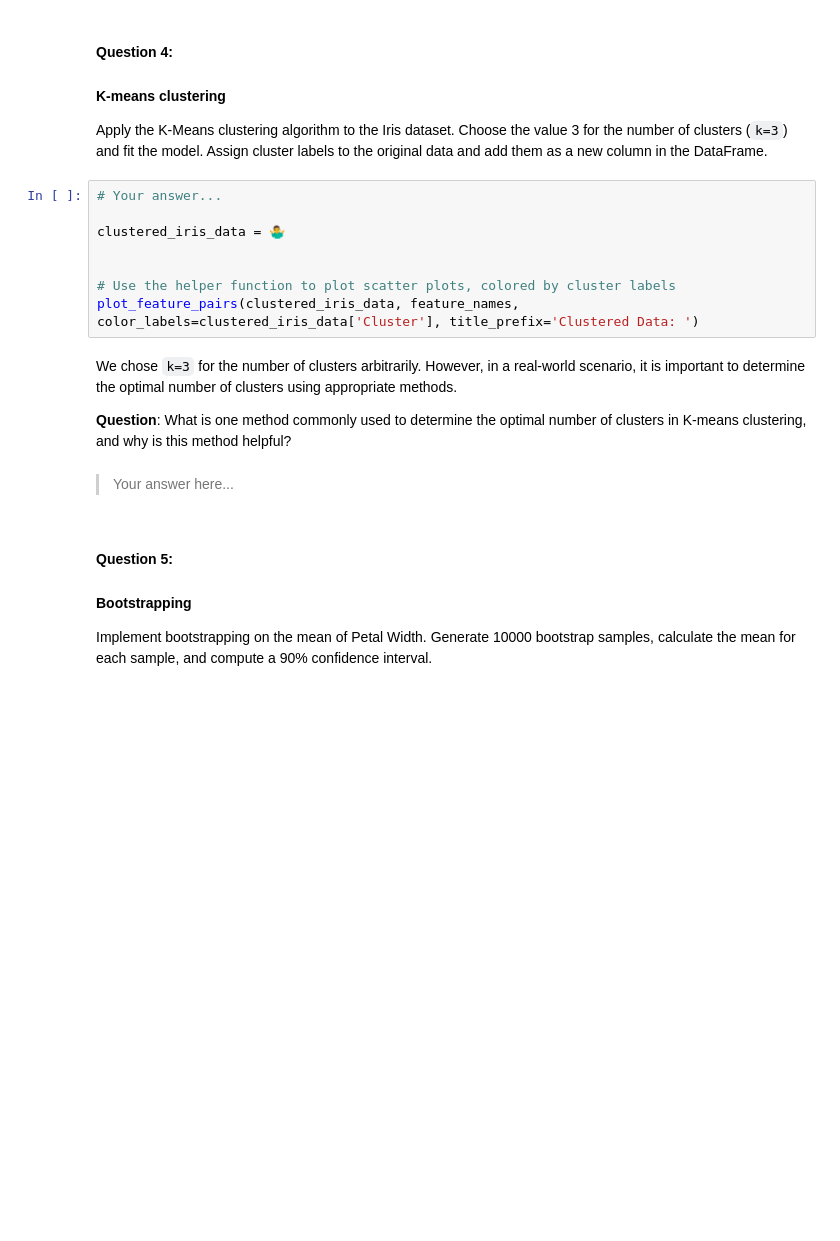
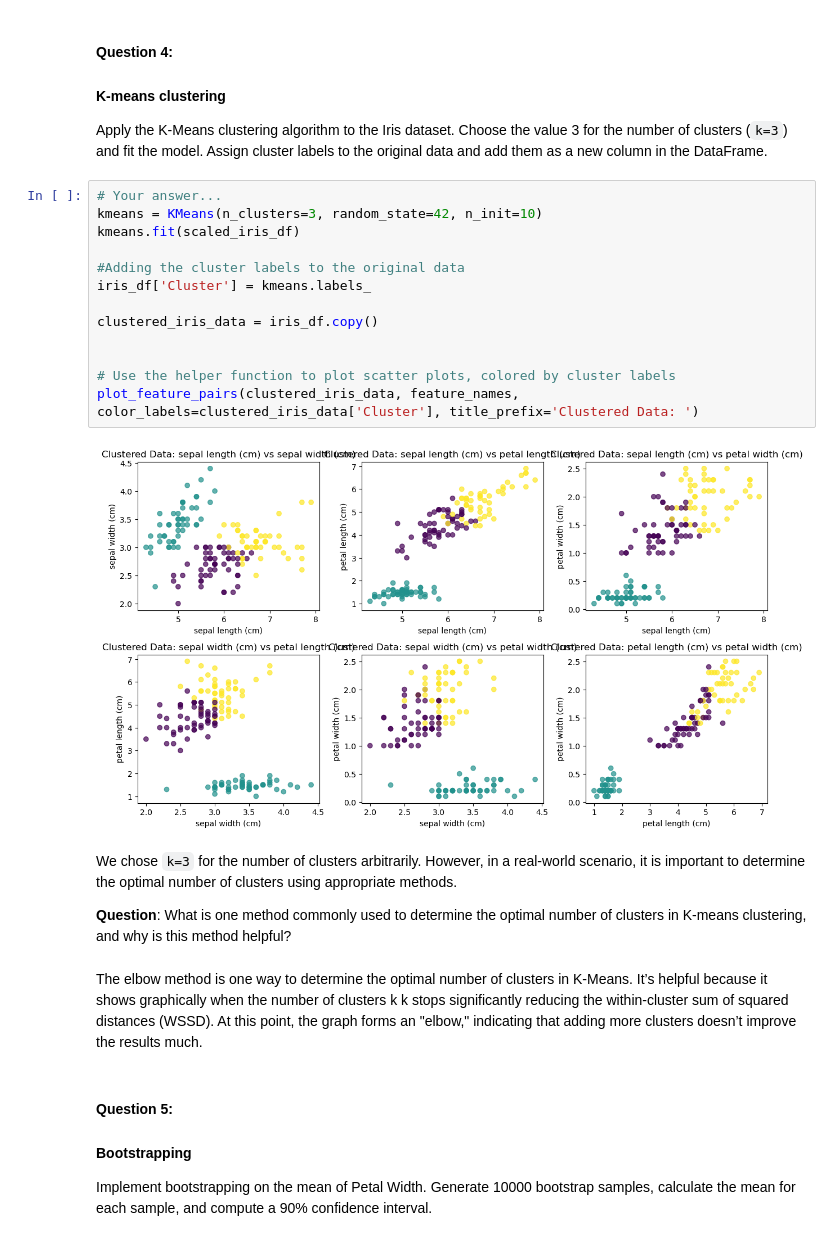
Before and after one commit to Carvas91/LCR, a Jupyter notebook: 02_activities/assignments/assignment_3.ipynb, the cells around one changed output. Drawn from its saved outputs; the diff is of its cells as text; blank space fills up the shorter version.

Commit message:
question 4 answered

```diff
--- a/02_activities/assignments/assignment_3.ipynb
+++ b/02_activities/assignments/assignment_3.ipynb
@@ -152,18 +152,26 @@ It's important in these kinds of algorithms because, if we don't standardize the
 Apply the K-Means clustering algorithm to the Iris dataset. Choose the value 3 for the number of clusters (`k=3`) and fit the model. Assign cluster labels to the original data and add them as a new column in the DataFrame.
 # %%
 # Your answer...
+kmeans = KMeans(n_clusters=3, random_state=42, n_init=10)
+kmeans.fit(scaled_iris_df)
 
-clustered_iris_data = 🤷‍♂️
+#Adding the cluster labels to the original data
+iris_df['Cluster'] = kmeans.labels_
+
+clustered_iris_data = iris_df.copy()
 
 
 # Use the helper function to plot scatter plots, colored by cluster labels
 plot_feature_pairs(clustered_iris_data, feature_names, color_labels=clustered_iris_data['Cluster'], title_prefix='Clustered Data: ')
+# %% [output]
+[figure, added]
 # %% [markdown]
 We chose `k=3` for the number of clusters arbitrarily. However, in a real-world scenario, it is important to determine the optimal number of clusters using appropriate methods.
 
 **Question**: What is one method commonly used to determine the optimal number of clusters in K-means clustering, and why is this method helpful?
 # %% [markdown]
-> Your answer here...
+The elbow method is one way to determine the optimal number of clusters in K-Means. It’s helpful because it shows graphically when the number of clusters k
+k stops significantly reducing the within-cluster sum of squared distances (WSSD). At this point, the graph forms an "elbow," indicating that adding more clusters doesn’t improve the results much.
 # %% [markdown]
 #### **Question 5:**
 #### Bootstrapping
```
